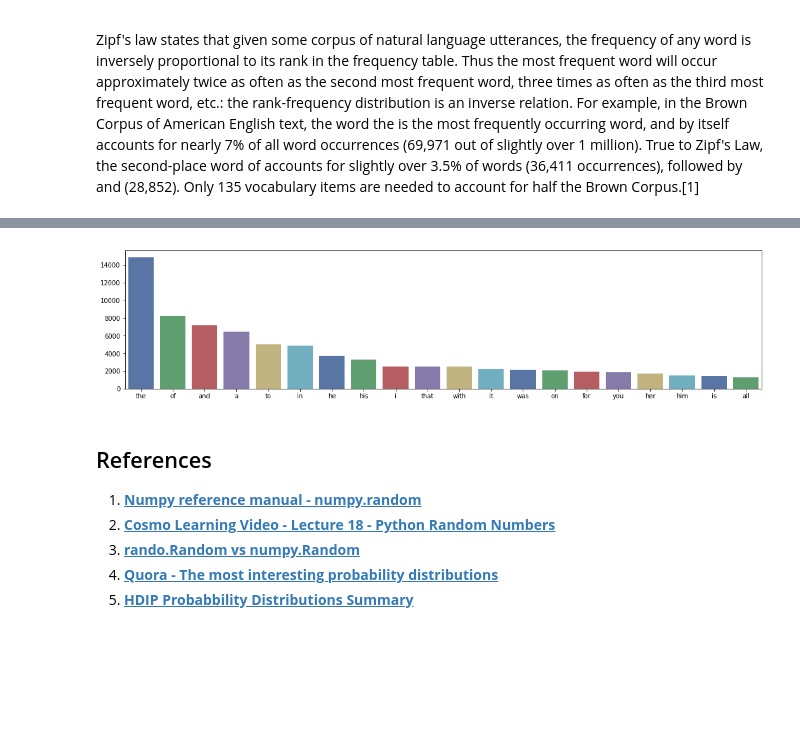
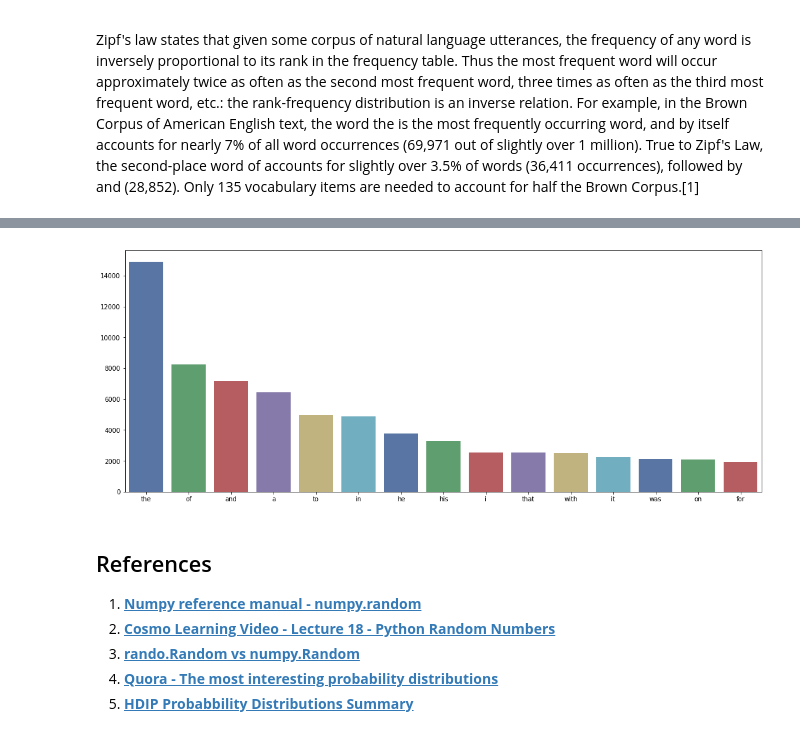
Before and after one commit to G00364778/52465_assignments, a Jupyter notebook: The Python numpy.random package.ipynb, the cells around one changed output, grey strips where cells are left out. Cells and saved outputs as stored; diff of their text form; code cells hidden in the pictures; blank space fills up the shorter version.

```diff
--- a/The Python numpy.random package.ipynb
+++ b/The Python numpy.random package.ipynb
@@ -104,34 +104,3 @@ It is like the Gaussian distribution. Easy to remember - think 't'  for fatter t
 # %% [markdown]
 ### Ziph
 Zipf's law states that given some corpus of natural language utterances, the frequency of any word is inversely proportional to its rank in the frequency table. Thus the most frequent word will occur approximately twice as often as the second most frequent word, three times as often as the third most frequent word, etc.: the rank-frequency distribution is an inverse relation. For example, in the Brown Corpus of American English text, the word the is the most frequently occurring word, and by itself accounts for nearly 7% of all word occurrences (69,971 out of slightly over 1 million). True to Zipf's Law, the second-place word of accounts for slightly over 3.5% of words (36,411 occurrences), followed by and (28,852). Only 135 vocabulary items are needed to account for half the Brown Corpus.[1]
-# %%
-import seaborn as sns
-from collections import Counter as counter
-import matplotlib.pyplot as pl
-import pandas as pd
-%matplotlib inline
-
-wordlist=[]
-with open('data/ulyses_by_james_joyce.txt', 'r', encoding='utf-8') as infile:
-    for line in infile:
-        words=line.strip().split()
-        for word in words:
-            wordlist.append(word.casefold().strip('[,:.]'))
-
-wordcount=counter(wordlist)
-
-top30=wordcount.most_common(20)
-idxs=[]
-words=[]
-counts=[]
-
-idx=0
-for word,count in top30:
-    words.append(word)
-    counts.append(count)
-    idx+=1
-    idxs.append(idx)
-    #print("{}.\t{}\t{}".format(idx,word,count))
-pl_size = (18, 4)
-df=pd.DataFrame({'idx': idxs,'words': words,'counts': counts})
-df
@@ -155,0 +135,2 @@ df
+# %%
+most_common=wordcount.most_common(15)
@@ -155,0 +139,9 @@ df
+# %%
+words=[]
+counts=[]
+
+for word,count in most_common:
+    words.append(word)
+    counts.append(count)
+df=pd.DataFrame({'words': words,'counts': counts})
+df
@@ -156,9 +165,10 @@ df
 # %%
+pl_size = (18, 7) # set the graph size
 fig, ax = pl.subplots(figsize=pl_size)
-sns.barplot(ax=ax,x=words,y=counts, palette="deep")
+sns.barplot(ax=ax,x=words,y=counts, palette="deep", data=df)
 pl.show()
 # %% [output]
-[figure, old version]
+[figure, new version]
 # %% [markdown]
 ## References
 
```
Also changed, not shown: parts of 14 cells of this notebook.
